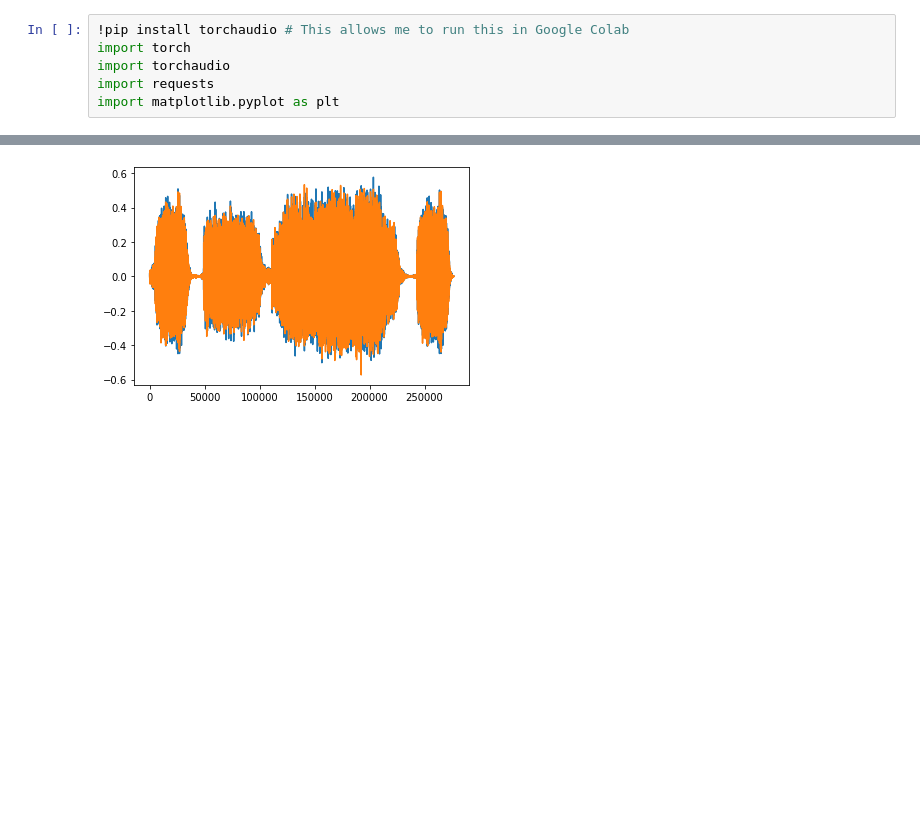
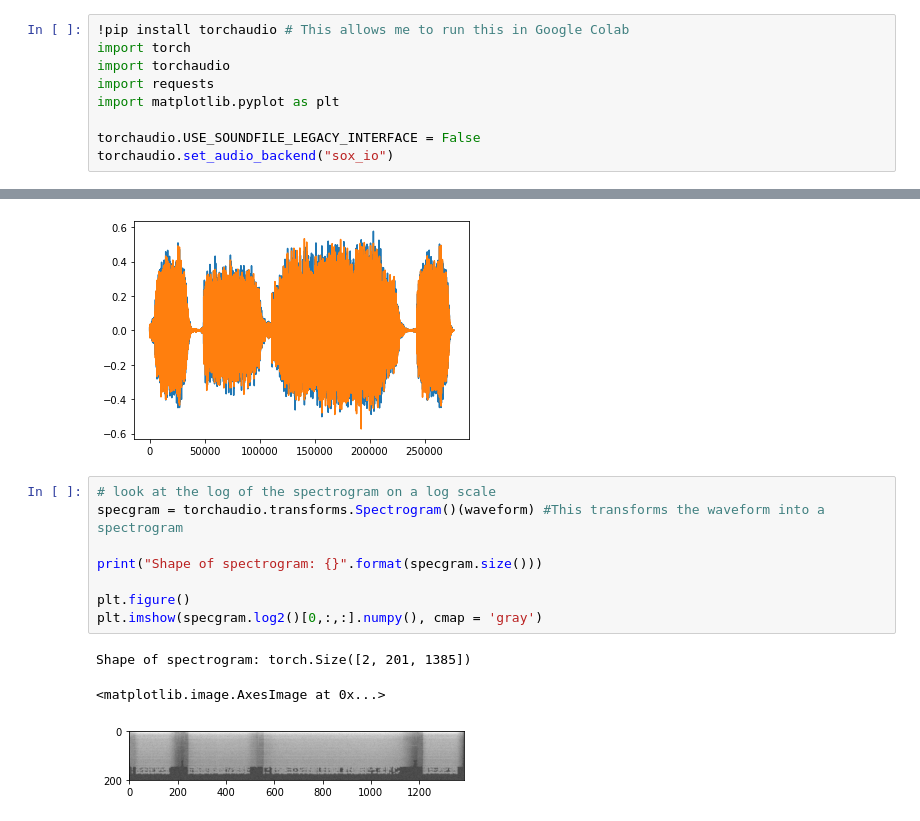
Before and after one commit to markwreinke/OrganStopClassifier, a Jupyter notebook: PytorchAudio.ipynb, the cells around one changed output, grey strips where cells are left out. Drawn from its saved outputs; the diff is of its cells as text; blank space fills up the shorter version.

```diff
--- a/PytorchAudio.ipynb
+++ b/PytorchAudio.ipynb
@@ -10,6 +10,9 @@ import torch
 import torchaudio
 import requests
 import matplotlib.pyplot as plt
+
+torchaudio.USE_SOUNDFILE_LEGACY_INTERFACE = False
+torchaudio.set_audio_backend("sox_io")
 # %% [output]
 Requirement already satisfied: torchaudio in /usr/local/lib/python3.6/dist-packages (0.7.0)
 Requirement already satisfied: torch==1.7.0 in /usr/local/lib/python3.6/dist-packages (from torchaudio) (1.7.0)
@@ -51,3 +54,15 @@ Sample rate of waveform: 44100
 [<matplotlib.lines.Line2D at 0x...>,
  <matplotlib.lines.Line2D at 0x...>]
 [figure]
+# %%
+# look at the log of the spectrogram on a log scale
+specgram = torchaudio.transforms.Spectrogram()(waveform) #This transforms the waveform into a spectrogram
+
+print("Shape of spectrogram: {}".format(specgram.size()))
+
+plt.figure()
+plt.imshow(specgram.log2()[0,:,:].numpy(), cmap = 'gray')
+# %% [output]
+Shape of spectrogram: torch.Size([2, 201, 1385])
+<matplotlib.image.AxesImage at 0x...>
+[figure, added]
```
Also changed, not shown: parts of 3 cells of this notebook.
